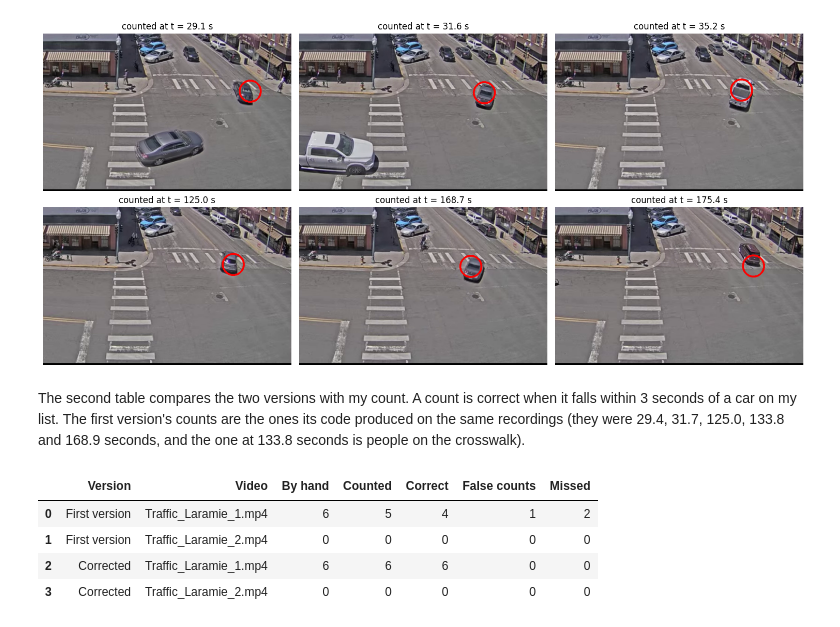
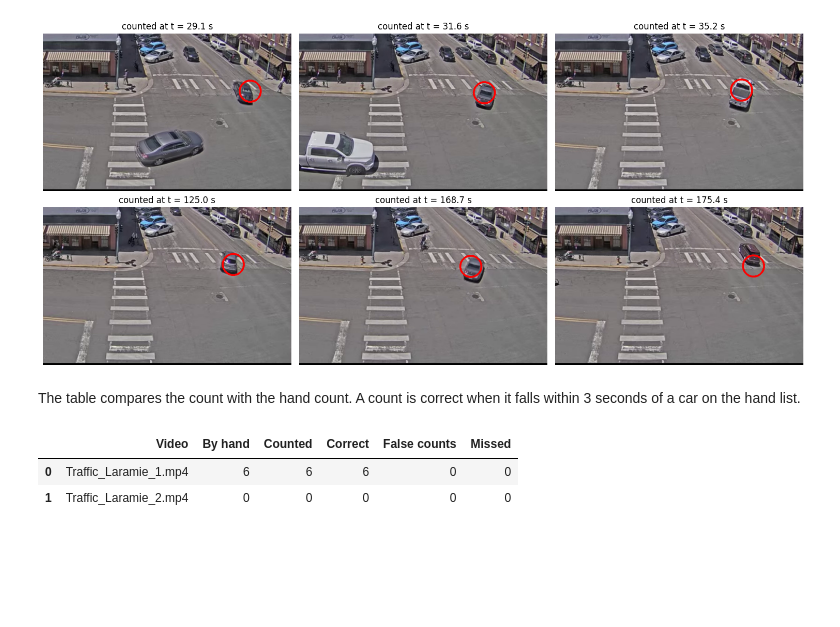
Before and after one commit to ziadelh/traffic-car-tracking, a Jupyter notebook: car_counting.ipynb, the cells around one changed output. Drawn from its saved outputs; the diff is of its cells as text; code cells hidden in the pictures; blank space fills up the shorter version.

```diff
--- a/car_counting.ipynb
+++ b/car_counting.ipynb
@@ -374,30 +371,23 @@ show_counted("Traffic_Laramie_1.mp4")
 # %% [output]
 [figure]
 # %% [markdown]
-The second table compares the two versions with my count. A count is correct when it falls within 3 seconds of a car on my list. The first version's counts are the ones its code produced on the same recordings (they were 29.4, 31.7, 125.0, 133.8 and 168.9 seconds, and the one at 133.8 seconds is people on the crosswalk).
+The table compares the count with the hand count. A count is correct when it falls within 3 seconds of a car on the hand list.
 # %%
-by_hand = {"Traffic_Laramie_1.mp4": [29, 31, 35, 125, 169, 175], "Traffic_Laramie_2.mp4": []}
-first_version = {"Traffic_Laramie_1.mp4": [29.4, 31.7, 125.0, 133.8, 168.9], "Traffic_Laramie_2.mp4": []}
-now = {v: [f / 25 for f, x, y in COUNT_EVENTS.get(v, [])] for v in by_hand}
+by_hand = {"Traffic_Laramie_1.mp4": [29, 31, 35, 125, 169, 175], "Traffic_Laramie_2.mp4": []}   # seconds at which each car crosses the yellow gate
+counted = {v: [f / 25 for f, x, y in COUNT_EVENTS.get(v, [])] for v in by_hand}
 
-def compare(counted, truth, tolerance=3.0):
+def compare(found, truth, tolerance=3.0):
     left = list(truth)
     correct = 0
-    for t in sorted(counted):
+    for t in sorted(found):
         near = [u for u in left if abs(u - t) <= tolerance]
         if near:
             left.remove(min(near, key=lambda u: abs(u - t)))
             correct += 1
-    return {"Counted": len(counted), "Correct": correct, "False counts": len(counted) - correct, "Missed": len(left)}
+    return {"Counted": len(found), "Correct": correct, "False counts": len(found) - correct, "Missed": len(left)}
 
-rows = []
-for version, found in [("First version", first_version), ("Corrected", now)]:
-    for v in by_hand:
-        rows.append({"Version": version, "Video": v, "By hand": len(by_hand[v]), **compare(found[v], by_hand[v])})
-pd.DataFrame(rows)
+pd.DataFrame([{"Video": v, "By hand": len(by_hand[v]), **compare(counted[v], by_hand[v])} for v in by_hand])
 # %% [output]
-|  | Version | Video | By hand | Counted | Correct | False counts | Missed |
-| 0 | First version | Traffic_Laramie_1.mp4 | 6 | 5 | 4 | 1 | 2 |
-| 1 | First version | Traffic_Laramie_2.mp4 | 0 | 0 | 0 | 0 | 0 |
-| 2 | Corrected | Traffic_Laramie_1.mp4 | 6 | 6 | 6 | 0 | 0 |
-| 3 | Corrected | Traffic_Laramie_2.mp4 | 0 | 0 | 0 | 0 | 0 |
+|  | Video | By hand | Counted | Correct | False counts | Missed |
+| 0 | Traffic_Laramie_1.mp4 | 6 | 6 | 6 | 0 | 0 |
+| 1 | Traffic_Laramie_2.mp4 | 0 | 0 | 0 | 0 | 0 |
```
Also changed, not shown: parts of 2 cells of this notebook, 3 other files.
